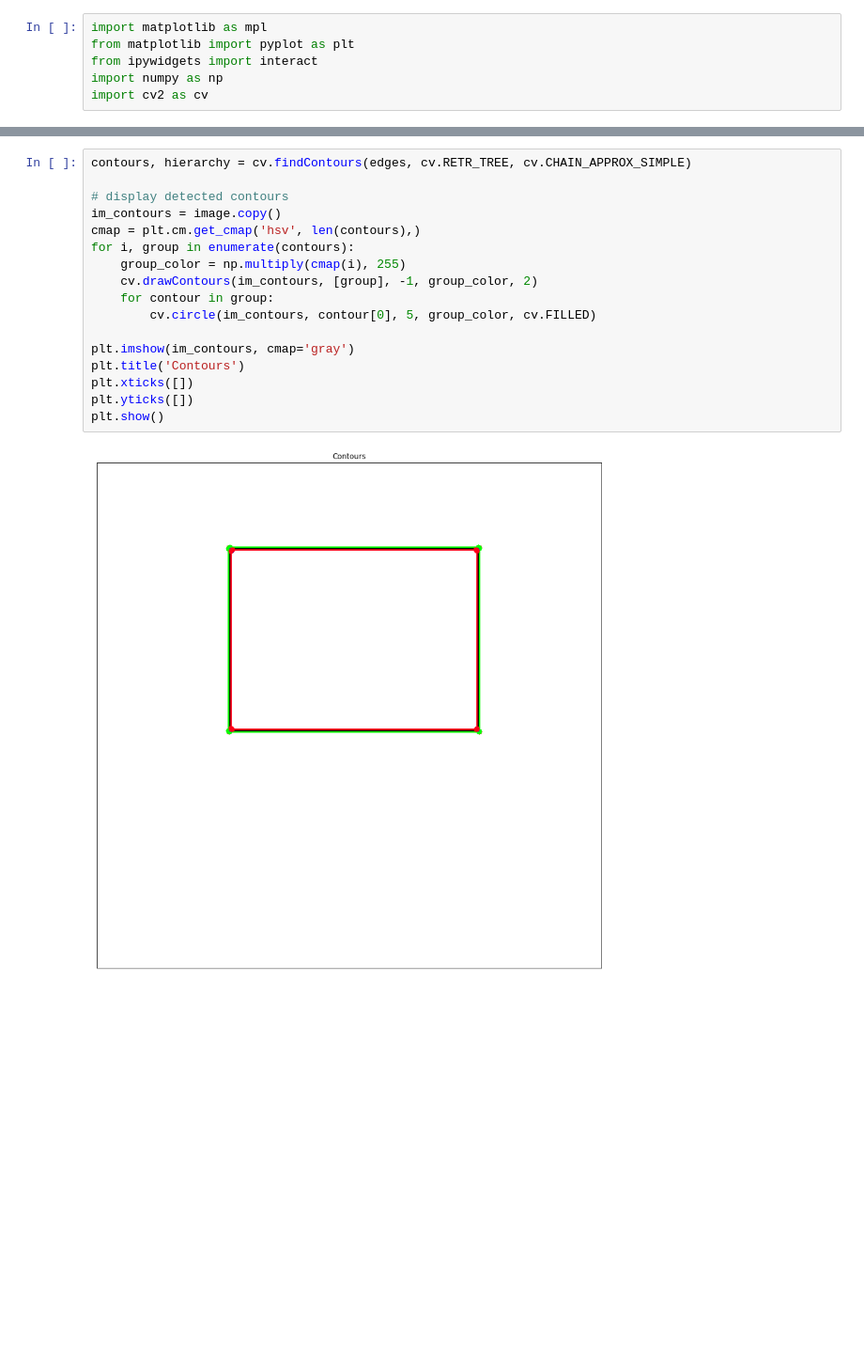
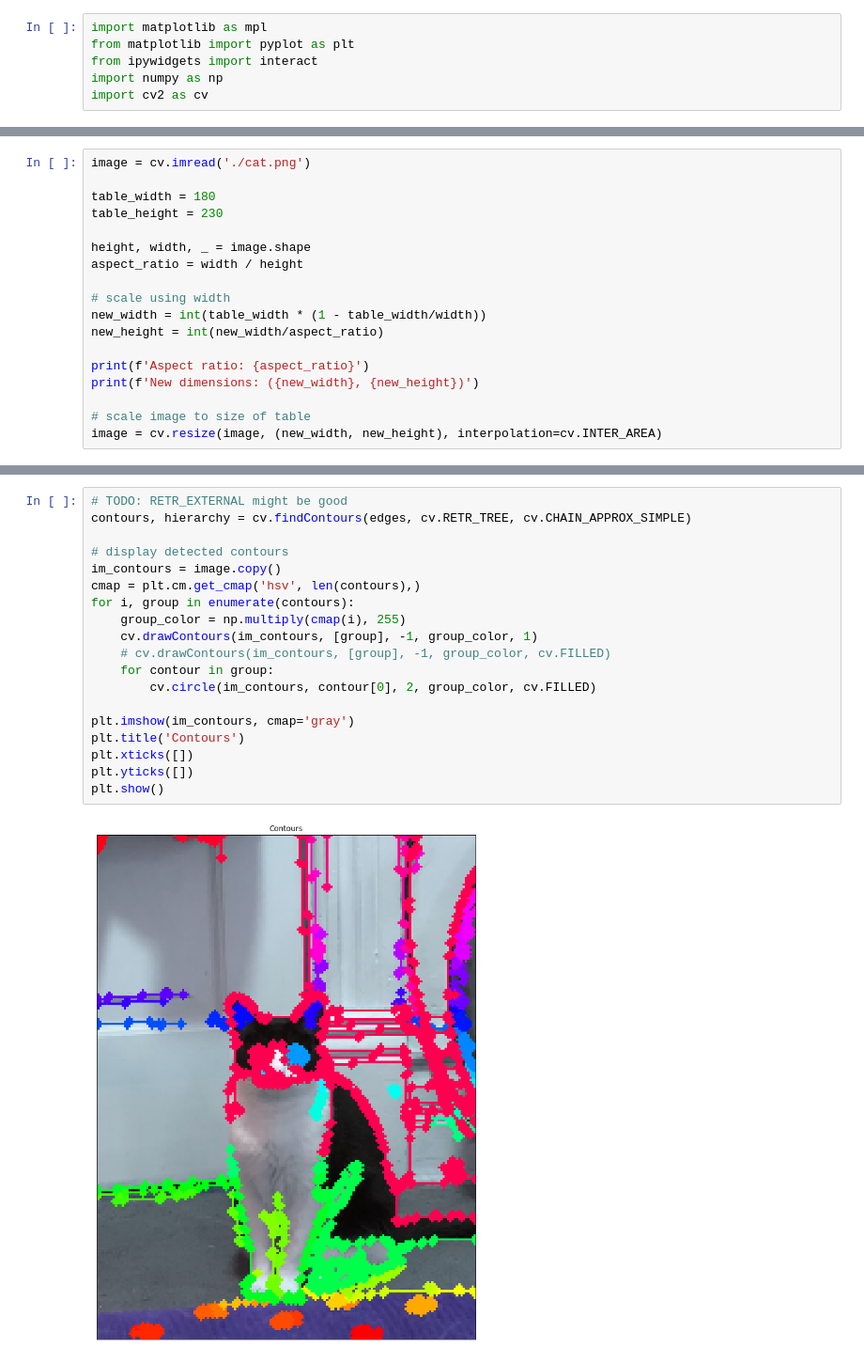
Before and after one commit to Exactol/image_to_gcode, a Jupyter notebook: path_generator.ipynb, the cells around one changed output, grey strips where cells are left out. Shown at 94% size. Drawn from its saved outputs; the diff is of its cells as text; blank space fills up the shorter version.

Commit message:
Resized image, write results to g code

```diff
--- a/path_generator.ipynb
+++ b/path_generator.ipynb
@@ -8,0 +7,18 @@ image = cv.imread('./square.png')
+# %%
+image = cv.imread('./cat.png')
+
+table_width = 180
+table_height = 230
+
+height, width, _ = image.shape
+aspect_ratio = width / height
+
+# scale using width
+new_width = int(table_width * (1 - table_width/width))
+new_height = int(new_width/aspect_ratio)
+
+print(f'Aspect ratio: {aspect_ratio}')
+print(f'New dimensions: ({new_width}, {new_height})')
+
+# scale image to size of table
+image = cv.resize(image, (new_width, new_height), interpolation=cv.INTER_AREA)
@@ -32,24 +52,26 @@ def get_contours(min_threshold, max_threshold, aperture):
 # %% [output]
 interactive(children=(IntSlider(value=100, description='min_threshold', max=300, min=-100), IntSlider(value=20…
 # %%
+# TODO: RETR_EXTERNAL might be good
 contours, hierarchy = cv.findContours(edges, cv.RETR_TREE, cv.CHAIN_APPROX_SIMPLE)
 
 # display detected contours
 im_contours = image.copy()
 cmap = plt.cm.get_cmap('hsv', len(contours),)
 for i, group in enumerate(contours):
 	group_color = np.multiply(cmap(i), 255)
-	cv.drawContours(im_contours, [group], -1, group_color, 2)
+	cv.drawContours(im_contours, [group], -1, group_color, 1)
+	# cv.drawContours(im_contours, [group], -1, group_color, cv.FILLED)
 	for contour in group:
-		cv.circle(im_contours, contour[0], 5, group_color, cv.FILLED)
+		cv.circle(im_contours, contour[0], 2, group_color, cv.FILLED)
 
 plt.imshow(im_contours, cmap='gray')
 plt.title('Contours')
 plt.xticks([])
 plt.yticks([])
 plt.show()
 # %% [output]
-[figure, old version]
+[figure, new version]
 # %%
 with open('out.g', 'w') as f:
 	f.write('; BEGIN PRE\n')
```
Also changed, not shown: parts of 4 cells of this notebook.
